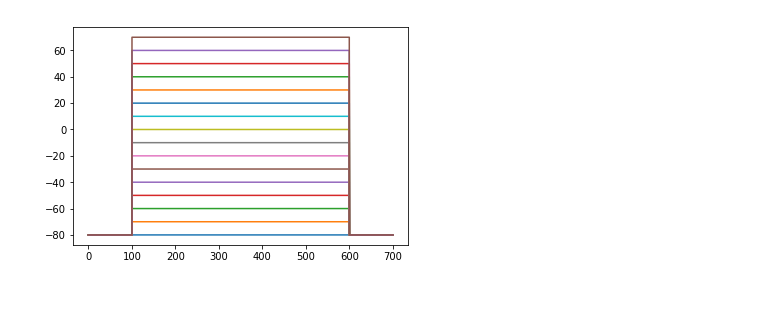
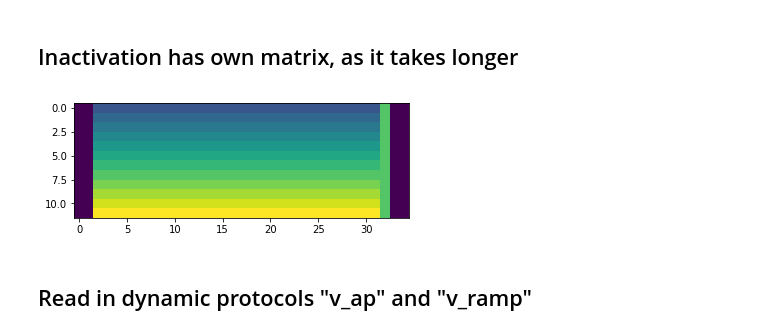
Before and after one commit to mackelab/lfi-experiments, a Jupyter notebook: model_comparison/notebooks/channel_example/channel_simulation_brian.ipynb, the cells around one changed output. Saved outputs shown, nothing was run; the diff lists cells and outputs as text; code cells hidden in the pictures; blank space fills up the shorter version.

```diff
--- a/model_comparison/notebooks/channel_example/channel_simulation_brian.ipynb
+++ b/model_comparison/notebooks/channel_example/channel_simulation_brian.ipynb
@@ -71,0 +41,18 @@ trace.n.shape
+# %%
+# deactivation protocol
+duration = 800
+interval_size = 100
+n_intervals = int(duration / interval_size)
+n_protocols_deact = 15
+v_baseline = -80
+
+# set baseline
+deact_mat = v_baseline * np.ones((n_intervals, n_protocols_deact))
+
+# set deact phase
+deact_mat[1:-3, :] = 70
+
+# set individual clamps
+deact_clamps = np.arange(-100, 50, 10)
+for iprot in range(n_protocols_deact):
+    deact_mat[-3:-1, iprot] = deact_clamps[iprot]
@@ -71,0 +70,23 @@ trace.n.shape
+# %% [markdown]
+## Inactivation has own matrix, as it takes longer
+# %%
+duration = 1750
+interval_size = 50
+n_intervals = int(duration / interval_size)
+n_protocols_inact = 12
+v_baseline = -80
+
+# set baseline
+inact_mat = v_baseline * np.ones((n_intervals, n_protocols_inact))
+# set deact phase
+inact_mat[-3:-2, :] = 30
+# set individual clamps
+inact_clamps = np.arange(-40, 80, 10)
+for iprot in range(n_protocols_inact):
+    inact_mat[2:-3, iprot] = inact_clamps[iprot]
+
+plt.imshow(inact_mat.T);
+# %% [output]
+[figure, added]
+# %% [markdown]
+## Read in dynamic protocols "v_ap" and "v_ramp"
@@ -101,7 +112,0 @@ for i, p in enumerate(prot):
-# %%
-t = 0.324
-idx = [np.where(ts['v_inact'] > t)[0][0]]
-
-plt.plot(ts['v_act'], Vs['v_act'].T);
-# %% [output]
-[figure, removed]
```
Also changed, not shown: parts of 24 cells of this notebook.
